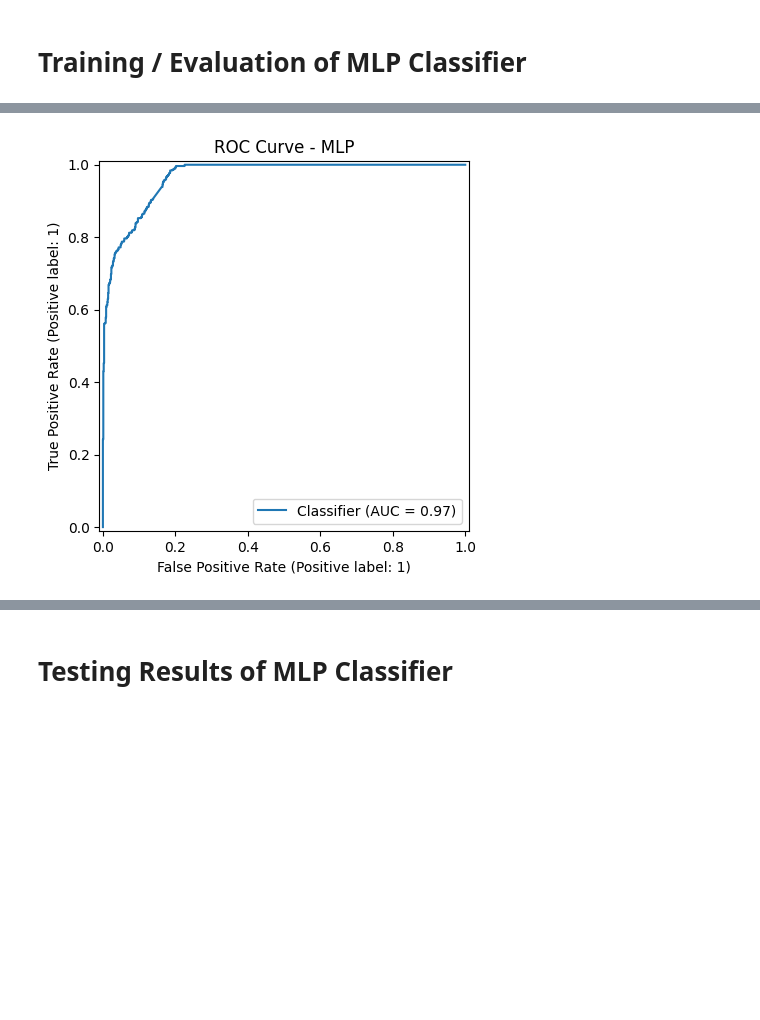
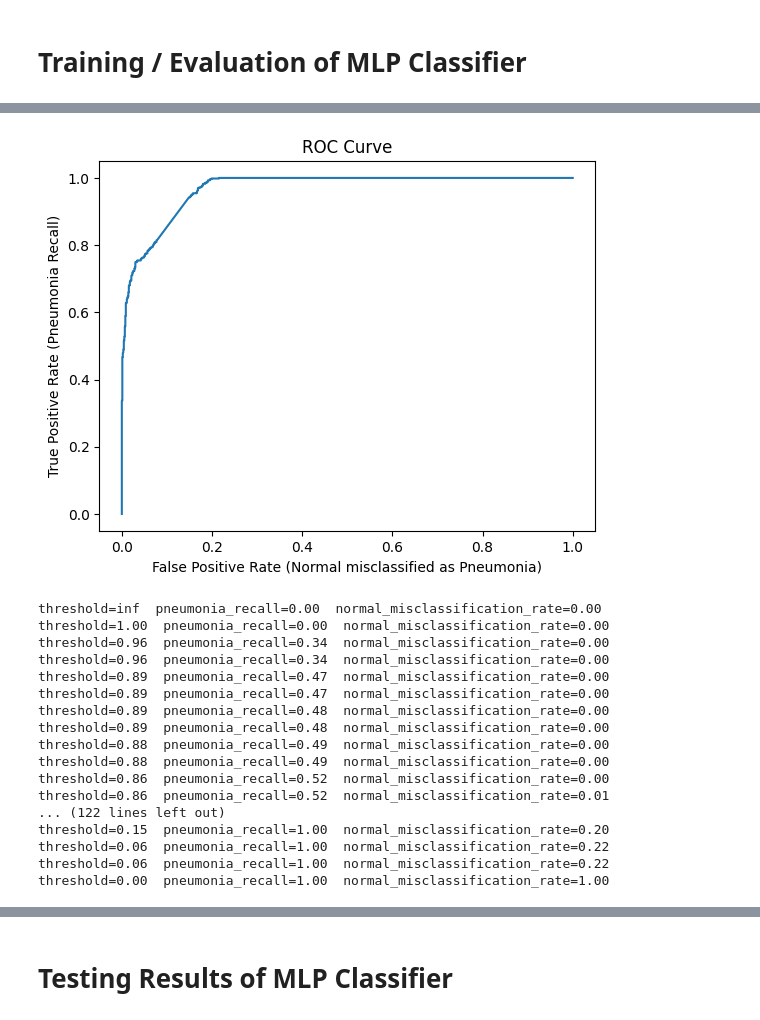
Before and after one commit to madsfjeldberg/xray-classification, a Jupyter notebook: mlp.ipynb, the cells around one changed output, grey strips where cells are left out. Saved outputs shown, nothing was run; the diff lists cells and outputs as text; code cells hidden in the pictures; blank space fills up the shorter version.

```diff
--- a/mlp.ipynb
+++ b/mlp.ipynb
@@ -12,8 +12,10 @@ path = "./normalized_images"
 
 # Hyperparameters
 # Additionally, set test flag to True to run on test set after training, which will print the test loss and accuracy.
-num_epochs = 20
+num_epochs = 15
 lr = 1e-4
+test = True
+threshold = 0.6
 
-model, train_losses, eval_losses, eval_preds, eval_labels, test_preds, test_labels = run(path, device, num_epochs=num_epochs, lr=lr, test=True)
+model, train_losses, eval_losses, eval_preds, eval_labels, test_preds, test_labels = run(path, device, num_epochs=num_epochs, lr=lr, test=test, threshold=threshold)
 # %% [output]
@@ -45,10 +47,38 @@ plot_loss_flattening(train_losses, eval_losses, window_size=2)
 # %%
-from sklearn.metrics import RocCurveDisplay
-RocCurveDisplay.from_predictions(eval_labels, eval_preds)
-plt.title("ROC Curve - MLP")
+from sklearn.metrics import roc_curve, RocCurveDisplay
+import matplotlib.pyplot as plt
+
+# eval_preds and eval_labels come back from run()
+fpr, tpr, thresholds = roc_curve(eval_labels.astype(int), eval_preds)
+
+plt.plot(fpr, tpr)
+plt.xlabel("False Positive Rate (Normal misclassified as Pneumonia)")
+plt.ylabel("True Positive Rate (Pneumonia Recall)")
+plt.title("ROC Curve")
 plt.show()
+
+# Print the tradeoff at each threshold
+for t, fp, tp in zip(thresholds, fpr, tpr):
+    print(f"threshold={t:.2f}  pneumonia_recall={tp:.2f}  normal_misclassification_rate={fp:.2f}")
 # %% [output]
-[figure, old version]
+[figure, new version]
+threshold=inf  pneumonia_recall=0.00  normal_misclassification_rate=0.00
+threshold=1.00  pneumonia_recall=0.00  normal_misclassification_rate=0.00
+threshold=0.96  pneumonia_recall=0.34  normal_misclassification_rate=0.00
+threshold=0.96  pneumonia_recall=0.34  normal_misclassification_rate=0.00
+threshold=0.89  pneumonia_recall=0.47  normal_misclassification_rate=0.00
+threshold=0.89  pneumonia_recall=0.47  normal_misclassification_rate=0.00
+threshold=0.89  pneumonia_recall=0.48  normal_misclassification_rate=0.00
+threshold=0.89  pneumonia_recall=0.48  normal_misclassification_rate=0.00
+threshold=0.88  pneumonia_recall=0.49  normal_misclassification_rate=0.00
+threshold=0.88  pneumonia_recall=0.49  normal_misclassification_rate=0.00
+threshold=0.86  pneumonia_recall=0.52  normal_misclassification_rate=0.00
+threshold=0.86  pneumonia_recall=0.52  normal_misclassification_rate=0.01
+... (122 lines left out)
+threshold=0.15  pneumonia_recall=1.00  normal_misclassification_rate=0.20
+threshold=0.06  pneumonia_recall=1.00  normal_misclassification_rate=0.22
+threshold=0.06  pneumonia_recall=1.00  normal_misclassification_rate=0.22
+threshold=0.00  pneumonia_recall=1.00  normal_misclassification_rate=1.00
 # %%
 from sklearn.metrics import ConfusionMatrixDisplay
 ConfusionMatrixDisplay.from_predictions(eval_labels, eval_preds.round(), display_labels=["NORMAL", "PNEUMONIA"], cmap="Blues")
```
Also changed, not shown: parts of 8 cells of this notebook, 20 other files.
